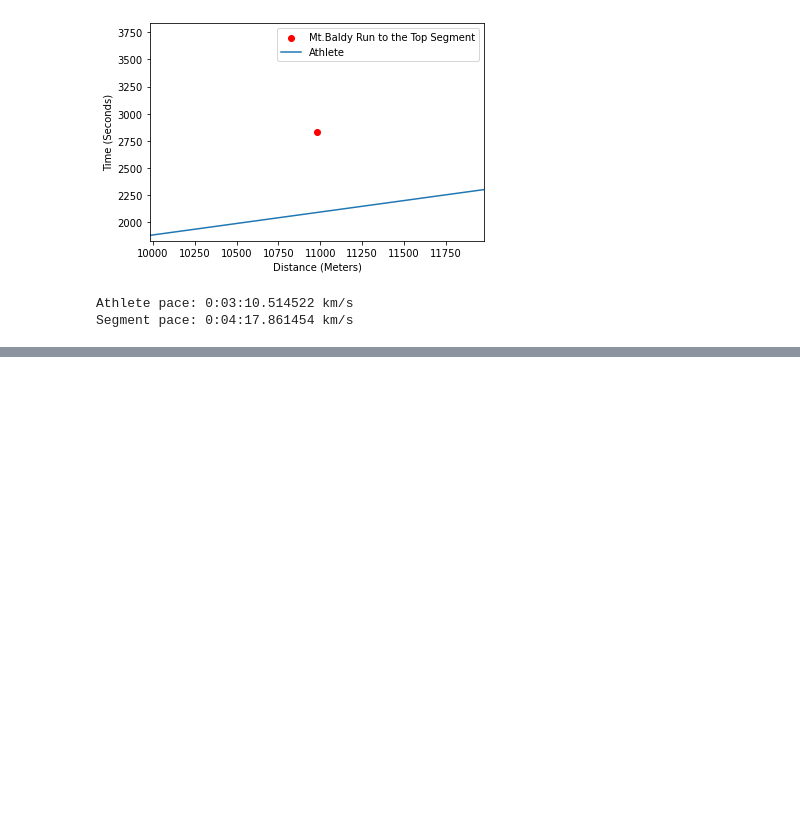
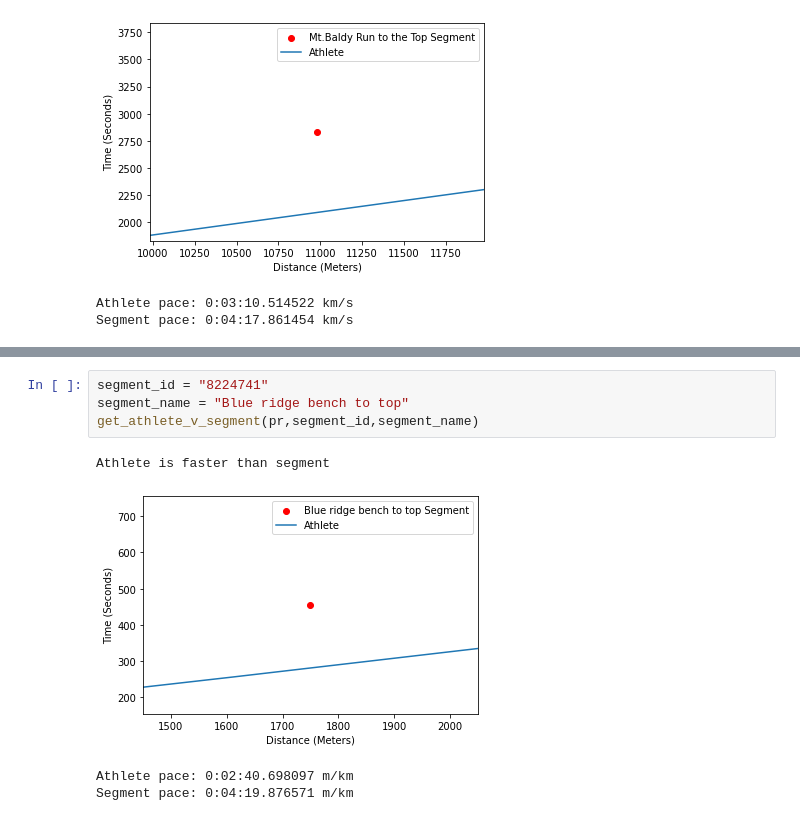
Before and after one commit to jwzj720/Strava_segment_leader_predictor, a Jupyter notebook: experiment_notebooks/athlete_v_segment.ipynb, the cells around one changed output, grey strips where cells are left out. Cells and saved outputs as stored; diff of their text form; blank space fills up the shorter version.

```diff
--- a/experiment_notebooks/athlete_v_segment.ipynb
+++ b/experiment_notebooks/athlete_v_segment.ipynb
@@ -348,0 +372,9 @@ Segment pace: 0:03:04.677419 km/s
+# %%
+segment_id = "8224741"
+segment_name = "Blue ridge bench to top"
+get_athlete_v_segment(pr,segment_id,segment_name)
+# %% [output]
+Athlete is faster than segment
+[figure, added]
+Athlete pace: 0:02:40.698097 m/km
+Segment pace: 0:04:19.876571 m/km
```
Also changed, not shown: parts of 14 cells of this notebook.
